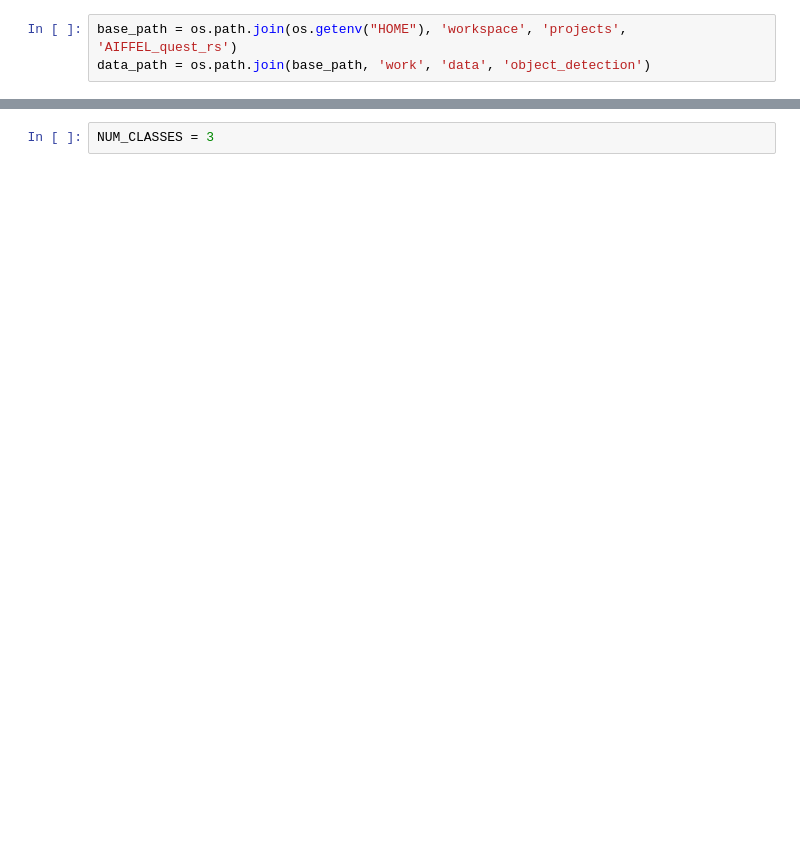
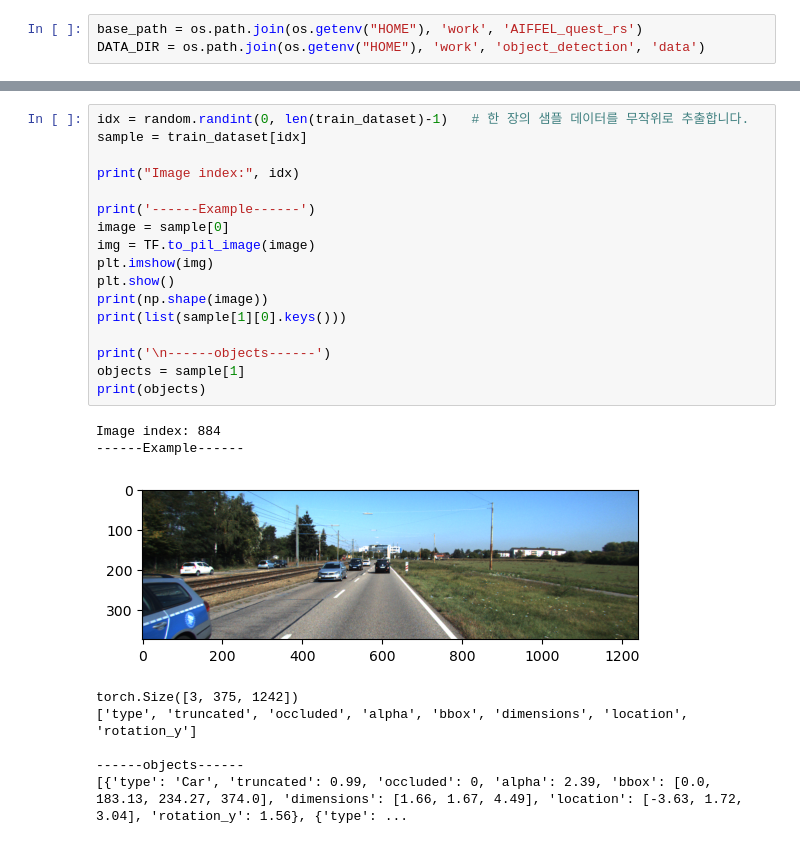
Before and after one commit to Yongseok1113/AIFFEL_quest_rs, a Jupyter notebook: Exploration/Object Detection/object_detection.ipynb, the cells around one changed output, grey strips where cells are left out. Cells and saved outputs as stored; diff of their text form; blank space fills up the shorter version.

Commit message:
object_detection done

```diff
--- a/Exploration/Object Detection/object_detection.ipynb
+++ b/Exploration/Object Detection/object_detection.ipynb
@@ -9,4 +27,4 @@ from torchvision.models import ResNet50_Weights
 # %%
-base_path = os.path.join(os.getenv("HOME"), 'workspace', 'projects', 'AIFFEL_quest_rs')
-data_path = os.path.join(base_path, 'work', 'data', 'object_detection')
+base_path = os.path.join(os.getenv("HOME"), 'work', 'AIFFEL_quest_rs')
+DATA_DIR = os.path.join(os.getenv("HOME"), 'work', 'object_detection', 'data')
 # %%
@@ -23,3 +64,27 @@ img
 # %%
-NUM_CLASSES = 3
+idx = random.randint(0, len(train_dataset)-1)   # 한 장의 샘플 데이터를 무작위로 추출합니다.
+sample = train_dataset[idx]
+
+print("Image index:", idx)
+
+print('------Example------')
+image = sample[0]
+img = TF.to_pil_image(image)
+plt.imshow(img)
+plt.show()
+print(np.shape(image))
+print(list(sample[1][0].keys()))
+
+print('\n------objects------')
+objects = sample[1]
+print(objects)
+# %% [output]
+Image index: 884
+------Example------
+[figure, added]
+torch.Size([3, 375, 1242])
+['type', 'truncated', 'occluded', 'alpha', 'bbox', 'dimensions', 'location', 'rotation_y']
+
+------objects------
+[{'type': 'Car', 'truncated': 0.99, 'occluded': 0, 'alpha': 2.39, 'bbox': [0.0, 183.13, 234.27, 374.0], 'dimensions': [1.66, 1.67, 4.49], 'location': [-3.63, 1.72, 3.04], 'rotation_y': 1.56}, {'type': ...
 # %%
```
Also changed, not shown: parts of 29 cells of this notebook, 20 other files.
